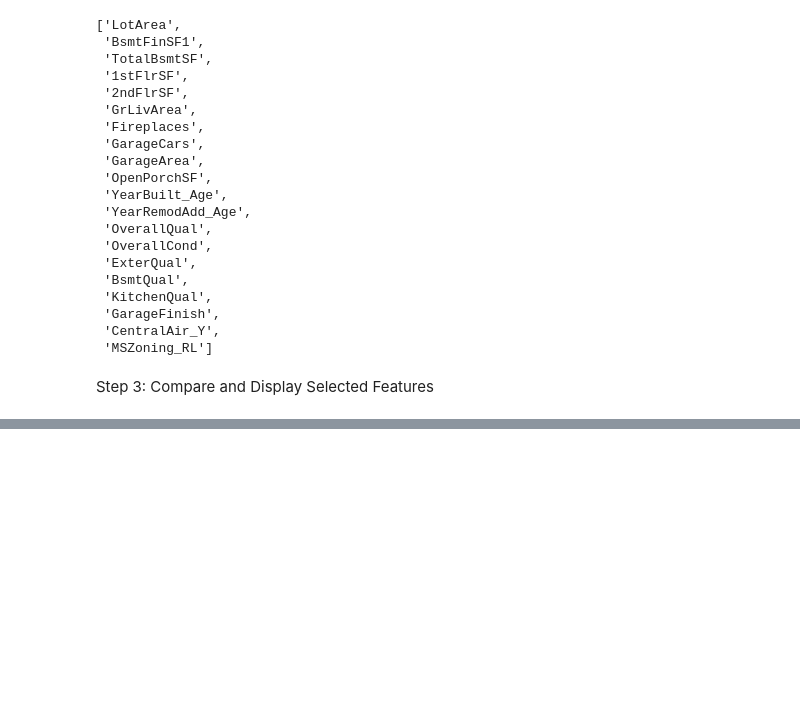
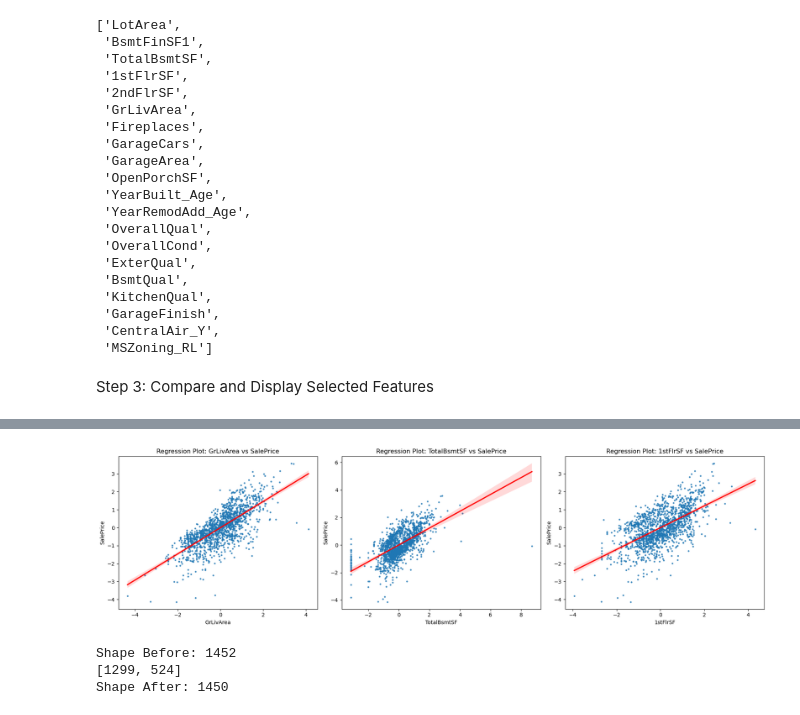
Before and after one commit to bilal1203/Supervised-Learning-Regression-Algorithms-Implementation, a Jupyter notebook: EDA and DataPreprocessing/EDA_ and_DataPreprocessing.ipynb, the cells around one changed output, grey strips where cells are left out. Saved outputs shown, nothing was run; the diff lists cells and outputs as text; code cells hidden in the pictures; blank space fills up the shorter version.

```diff
--- a/EDA and DataPreprocessing/EDA_ and_DataPreprocessing.ipynb
+++ b/EDA and DataPreprocessing/EDA_ and_DataPreprocessing.ipynb
@@ -1534,3 +1556,51 @@ Final Selected Features DataFrame:
+# %%
+# Features and target variable
+features = ['GrLivArea', 'TotalBsmtSF', '1stFlrSF']
+target = 'SalePrice'
+
+# Plotting regplots
+plt.figure(figsize=(18, 5))
+
+for i, feature in enumerate(features):
+    plt.subplot(1, 3, i + 1)
+    sns.regplot(x=final_selected_features_data_copy[feature], y=final_selected_features_data_copy[target], scatter_kws={"s": 5}, line_kws={"color": "red"})
+    plt.title(f'Regression Plot: {feature} vs {target}')
+    plt.xlabel(feature)
+    plt.ylabel(target)
+
+plt.tight_layout()
+plt.show()
+# %% [output]
+[figure, added]
+# %%
+# Confirm the Shape before
+print(f"Shape Before: {final_selected_features_data_copy.shape[0]}")
+
+# Identify the outliers
+outliers = []
+
+# Highest GrLivArea
+outliers.extend(final_selected_features_data_copy.nlargest(2, 'GrLivArea').index)
+
+# Highest TotalBsmtSF
+outliers.append(final_selected_features_data_copy['TotalBsmtSF'].idxmax())
+
+# Highest 1stFlrSF
+outliers.append(final_selected_features_data_copy['1stFlrSF'].idxmax())
+
+# Remove duplicates from the outliers list
+outliers = list(set(outliers))
+print(outliers)
+
+# Remove outliers from the dataframe
+final_selected_features_data_copy = final_selected_features_data_copy.drop(outliers)
+
+# Confirm the removal of outliers
+print(f"Shape After: {final_selected_features_data_copy.shape[0]}")
+# %% [output]
+Shape Before: 1452
+[1299, 524]
+Shape After: 1450
 # %%
 # import pandas as pd
 # from sklearn.ensemble import RandomForestRegressor
```
Also changed, not shown: parts of 17 cells of this notebook.
